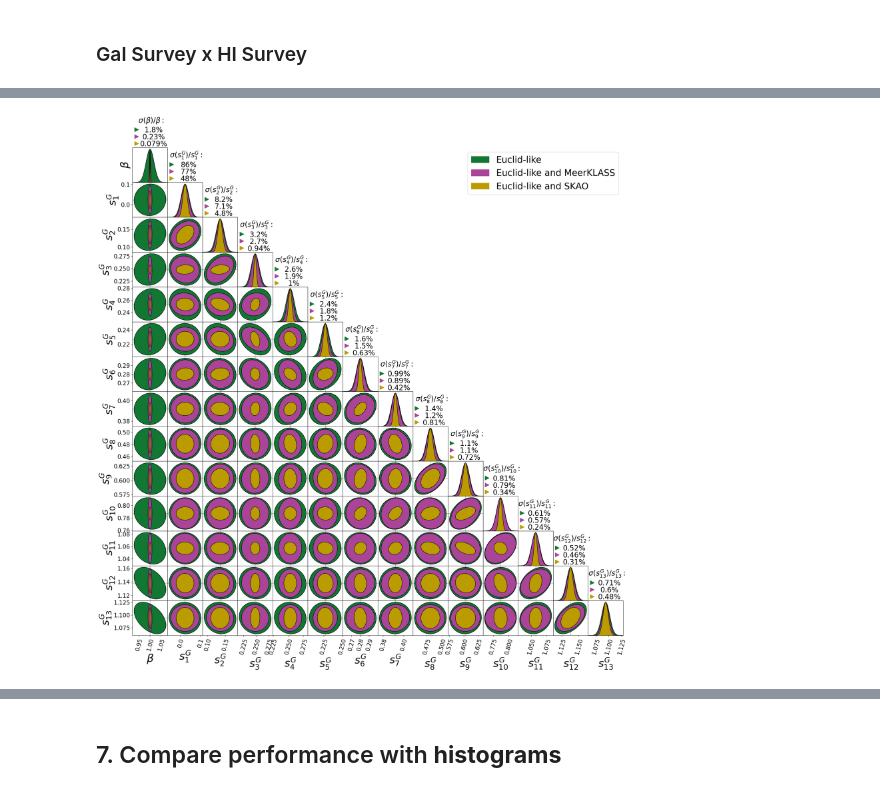
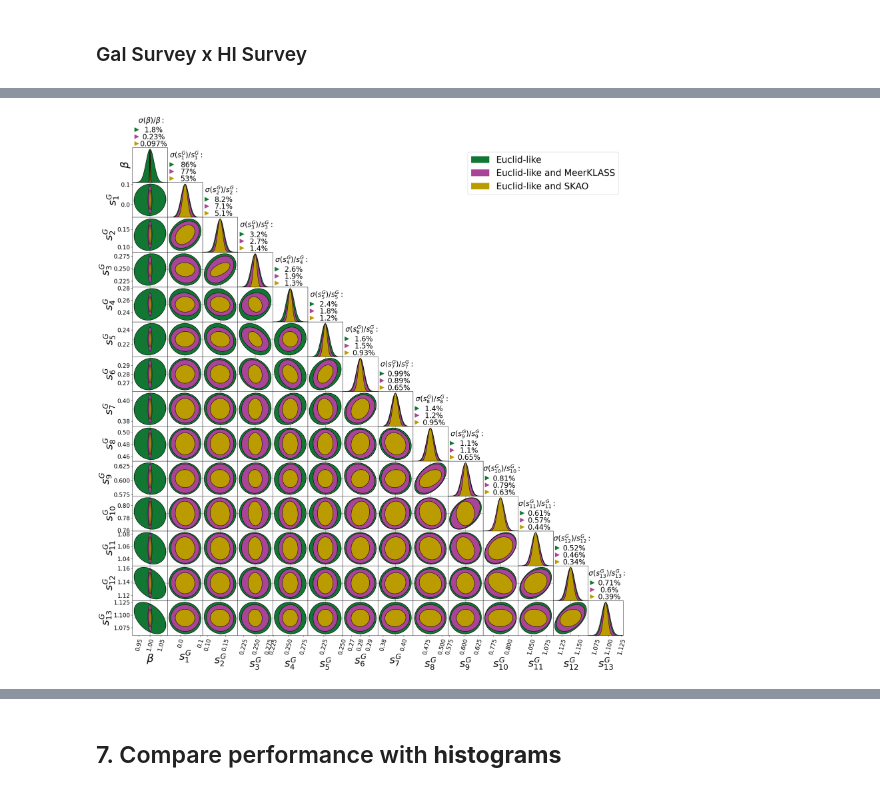
Before and after one commit to GreenTS27/Photo_Surveys-HI_IM-Fisher_Matrix, a Jupyter notebook: Fisher_Matrix_C_ell_vs_w_t.ipynb, the cells around one changed output, grey strips where cells are left out. Cells and saved outputs as stored; diff of their text form; code cells hidden in the pictures.

Commit message:
Bins SKA ajustados para Multitracer com DES, LSST e Euclid estarem corretos. Resultados de DES e LSST melhoraram, mas do Euclid pioraram.

```diff
--- a/Fisher_Matrix_C_ell_vs_w_t.ipynb
+++ b/Fisher_Matrix_C_ell_vs_w_t.ipynb
@@ -1667,10 +1667,13 @@ waves and radio sources
 # arr_z_central_SKA = np.array([0.4, 0.5, 0.6, 0.7, 0.8, 0.9, 1.0, 1.1, 1.2, 1.3] )
 # bin_width_SKA = 0.1
 
+# Submeti estes
 # arr_z_central_SKA = np.array([0.4, 0.6, 0.8, 1.0, 1.2, 1.4, 1.65, 1.95, 2.25, 2.55, 2.85 ] )
 # arr_bin_width_SKA = np.array([0.2, 0.2, 0.2, 0.2, 0.2, 0.2, 0.3,  0.3,  0.3,  0.3,  0.3  ] )
-arr_z_central_SKA = np.array([0.4, 0.6, 0.8, 1.0, 1.2, 1.4, 1.6, 1.8, 2.0, 2.55, 2.85 ] )
-arr_bin_width_SKA = np.array([0.2, 0.2, 0.2, 0.2, 0.2, 0.2, 0.2,  0.2,  0.2,  0.3,  0.3  ] )
+
+arr_z_central_SKA = np.array([0.45, 0.65, 0.85, 1.05, 1.25, 1.45, 1.7,  2.0,  2.3,  2.6,  2.9 ] )
+arr_bin_width_SKA = np.array([0.2,  0.2,  0.2,  0.2,  0.2,  0.2,  0.3,  0.3,  0.3,  0.3,  0.3 ] )
+
 
 sigma_z_SKA = 10**-2
 # sigma_z_SKA = 0.05
@@ -1891,13 +1894,6 @@ elif Survey_HI == "SKA":
     sigma_val_HI = sigma_z_SKA
 
 
-########################################
-dic_f_sky["Gal"] = np.min([dic_f_sky["Gal"], dic_f_sky["HI"]])
-dic_f_sky["HI"]  = np.min([dic_f_sky["Gal"], dic_f_sky["HI"]])
-########################################
-
-
-
 
 # deg to hour proportion
 deg_h_prop_MK = area_obs_MK/(t_tot_MK/3600) # deg/h
@@ -2004,7 +2000,7 @@ dic_Window  = Window_func_Gal_HI(dic_arr_zs, arr_z_central, z0_value, N_gal_valu
                                 arr_n_gal=arr_ngal_bin, func_pz=func_pz, func_Tz=Temp_HI,
                                 W_func="W_erf", dic_Gal_HI_id=dic_Gal_HI_id, normalized=True,
                                 Show_WS=True, Fig_y_unit="gal/sr",
-                                Name_Survey_Gal=Survey_Gal, Name_Survey_HI=Survey_HI, fig_size=(10,8) )
+                                Name_Survey_Gal=Survey_Gal, Name_Survey_HI=Survey_HI, fig_size=(14,12) )
 
 # Bias values
 dic_gal_bias = {}
@@ -3059,19 +3051,6 @@ par_titles = par
 
 Plot_title = ("")
 
-list_colors = [
-            #    Galaxy_Colors[0],
-            #    Galaxy_Colors[2],
-               Galaxy_Colors[4],
-               HI_Colors[0],
-               HI_Colors[1]
-               ]
-
-arr_alpha = np.array([
-                      1,
-                      1,
-                      1,
-                      ])
 
 
 list_Gal_surv = [
@@ -3079,11 +3058,24 @@ list_Gal_surv = [
                 #  "LSST",
                  "Euclid"
                  ]
+
 list_HI_surv  = [
                  "Meerkat",
                  "Meerkat",
                  "SKA"
                  ]
+if list_Gal_surv == ["DES"]:
+    list_colors = [  Galaxy_Colors[0], HI_Colors[0], HI_Colors[1]  ]
+elif list_Gal_surv == ["LSST"]:
+    list_colors = [  Galaxy_Colors[2], HI_Colors[0], HI_Colors[1]  ]
+elif list_Gal_surv == ["Euclid"]:
+    list_colors = [  Galaxy_Colors[4], HI_Colors[0], HI_Colors[1]  ]
+
+arr_alpha = np.array([
+                      1,
+                      1,
+                      1,
+                      ])
 
 Fishers = []
 Flabels = []
@@ -3092,38 +3084,45 @@ count=0
 
 for Name_Survey_Gal in list_Gal_surv:
     for Name_Survey_HI in list_HI_surv:
-        N_bins_Gal = 10
-        N_bins_HI  = 5
-        if count == 0:
-            N_bins_HI  = 0
-        if Name_Survey_HI == "SKA":
-            # N_bins_HI  = 6
-            N_bins_HI  = 8
+        # N_bins_Gal = 10
+        # N_bins_HI  = 5
+        # if Name_Survey_HI == "SKA":
+        #     N_bins_HI  = 6
+            # N_bins_HI  = 8
 
+        # if Name_Survey_Gal == "DES":
+        #     N_bins_Gal = 6
+        #     save_filename_i = f"{Name_Survey_Gal}_{N_bins_Gal}zbins_{Name_Survey_HI}_{N_bins_HI}zbins_{set_name}"
+        #     # FIM_Cl_full_i = np.loadtxt(open(F"{folder_name}FisherM_Cl_full_{save_filename_i}.csv", "rb"), delimiter=" ", skiprows=0)
+        #     # Fishers.append( np.linalg.inv(np.linalg.inv(FIM_Cl_full_i) [6:,6:]))
+        # elif Name_Survey_Gal == "Euclid":
+        #     N_bins_Gal = 13
+        #     save_filename_i = f"{Name_Survey_Gal}_{N_bins_Gal}zbins_{Name_Survey_HI}_{N_bins_HI}zbins_{set_name}"
+            # FIM_Cl_full_i = np.loadtxt(open(F"{folder_name}FisherM_Cl_full_{save_filename_i}.csv", "rb"), delimiter=" ", skiprows=0)
 
-        if Name_Survey_Gal == "DES":
-            N_bins_Gal = 6
+            # # Only beta and s(z)
+            # Fishers.append( np.linalg.inv( np.linalg.inv(FIM_Cl_full_i)[6:,6:] ))
+
+        # else:
+            # save_filename_i = f"{Name_Survey_Gal}_{N_bins_Gal}zbins_{Name_Survey_HI}_{N_bins_HI}zbins_{set_name}"
+
+        if count == 0 and Name_Survey_HI=="Meerkat":
+            save_filename_i = f"{Name_Survey_Gal}_{N_bins_Gal}zbins_{Name_Survey_HI}_{0}zbins_{set_name}"
+        elif count == 1 and Name_Survey_HI=="Meerkat":
+            save_filename_i = f"{Name_Survey_Gal}_{N_bins_Gal}zbins_{Name_Survey_HI}_{5}zbins_{set_name}"
+        elif Name_Survey_HI == "SKA":
             save_filename_i = f"{Name_Survey_Gal}_{N_bins_Gal}zbins_{Name_Survey_HI}_{N_bins_HI}zbins_{set_name}"
-            FIM_Cl_full_i = np.loadtxt(open(F"{folder_name}FisherM_Cl_full_{save_filename_i}.csv", "rb"), delimiter=" ", skiprows=0)
-            Fishers.append( np.linalg.inv(np.linalg.inv(FIM_Cl_full_i) [6:13,6:13]))
-        elif Name_Survey_Gal == "Euclid":
-            N_bins_Gal = 13
-            save_filename_i = f"{Name_Survey_Gal}_{N_bins_Gal}zbins_{Name_Survey_HI}_{N_bins_HI}zbins_{set_name}"
-            FIM_Cl_full_i = np.loadtxt(open(F"{folder_name}FisherM_Cl_full_{save_filename_i}.csv", "rb"), delimiter=" ", skiprows=0)
 
-            # Only beta and s(z)
-            Fishers.append( np.linalg.inv( np.linalg.inv(FIM_Cl_full_i)[6:,6:] ))
+        ic(save_filename_i)
 
-        else:
-            save_filename_i = f"{Name_Survey_Gal}_{N_bins_Gal}zbins_{Name_Survey_HI}_{N_bins_HI}zbins_{set_name}"
-            FIM_Cl_full_i = np.loadtxt(open(F"{folder_name}FisherM_Cl_full_{save_filename_i}.csv", "rb"), delimiter=" ", skiprows=0)
+        FIM_Cl_full_i = np.loadtxt(open(F"{folder_name}FisherM_Cl_full_{save_filename_i}.csv", "rb"), delimiter=" ", skiprows=0)
 
-            # Only beta and s(z)
-            Fishers.append( np.linalg.inv( np.linalg.inv(FIM_Cl_full_i)[6:,6:] ))
+        # Only beta and s(z)
+        Fishers.append( np.linalg.inv( np.linalg.inv(FIM_Cl_full_i)[6:,6:] ))
 
-        if count == 0:
+        if count == 0 and Name_Survey_HI=="Meerkat":
             Flabels.append( f"{Name_Survey_Gal}-like" )
-        elif Name_Survey_HI == "Meerkat":
+        elif count == 1 and Name_Survey_HI == "Meerkat":
             Flabels.append( f"{Name_Survey_Gal}-like and MeerKLASS" )
         elif Name_Survey_HI == "SKA":
             Flabels.append( f"{Name_Survey_Gal}-like and SKAO" )
@@ -3159,4 +3161,4 @@ ic| fid: [1,
-[figure, old version]
+[figure, new version]
 # %%
 
 # # FIM_Cl_full = np.loadtxt(open(F"{folder_name}FisherM_Cl_full_{save_filename}.csv", "rb"), delimiter=" ", skiprows=0)
```
Also changed, not shown: parts of 10 cells of this notebook.
